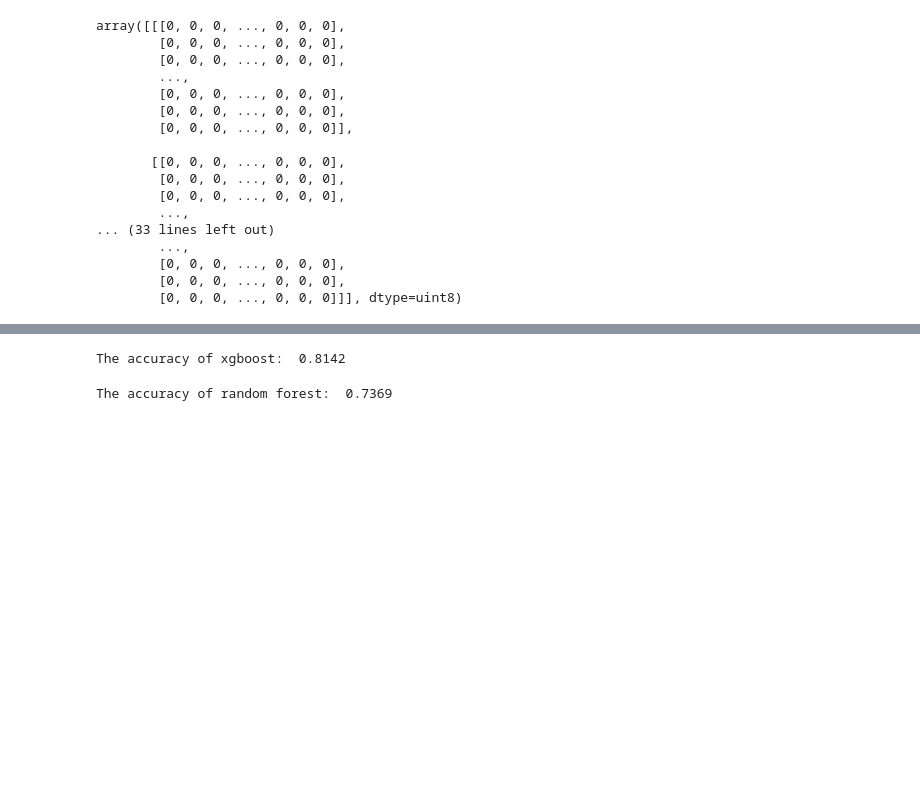
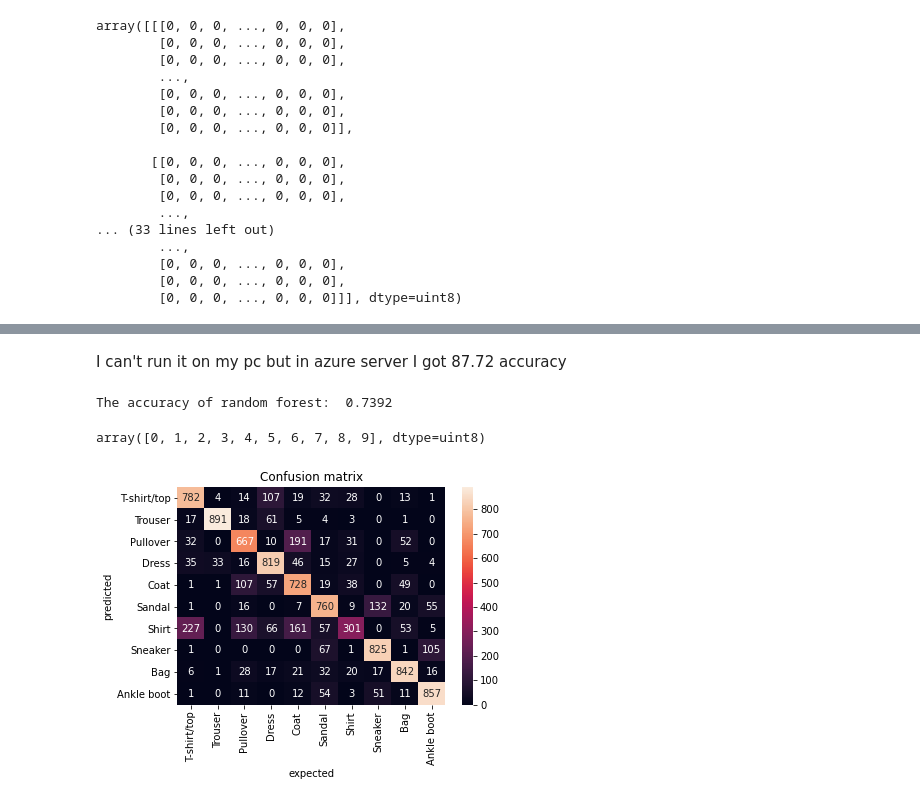
Before and after one commit to Jon400/DataVisualization, a Jupyter notebook: FMNIST_classification.ipynb, the cells around one changed output, grey strips where cells are left out. Drawn from its saved outputs; the diff is of its cells as text; code cells hidden in the pictures; blank space fills up the shorter version.

```diff
--- a/FMNIST_classification.ipynb
+++ b/FMNIST_classification.ipynb
@@ -74,5 +74,5 @@ x_test = x_test.reshape(x_test.shape[0], 784)
 x_train.shape
 #normalizing the pixels by unit normalization
 scaler = StandardScaler()
-scaler.fit_transform(x_train)
-scaler.fit(x_test)
+x_train = scaler.fit_transform(x_train)
+x_test = scaler.transform(x_test)
@@ -90,7 +88,8 @@ print(d)
+# %%
+pca = PCA(n_components = 256)
+x_train = pca.fit_transform(x_train)
+x_test = pca.transform(x_test)
 # %%
-clf = Pipeline([
-    ("pca", PCA(0.95)),
-    ("kmeans", KMeans(n_clusters=50)),
-    ("gboost", xgb.XGBClassifier(eval_set=[(x_train, y_train)], early_stopping_rounds=2))])
-clf.fit(x_train, y_train)
+xgb_clf = xgb.XGBClassifier(eval_set=[(x_train, y_train)], early_stopping_rounds=2,eval_metric = 'mlogloss')
+xgb_clf.fit(x_train, y_train)
 # %% [output]
@@ -123,8 +103,8 @@ Pipeline(steps=[('pca', PCA(n_components=0.95)),
+# %% [markdown]
+I can't run it on my pc but in azure server I got 87.72 accuracy
 # %%
-y_pred = clf.predict(x_test)
+y_pred = gboost.predict(x_test)
 print("The accuracy of xgboost: ",accuracy_score(y_test, y_pred))
-# %% [output]
-The accuracy of xgboost:  0.8142
 # %%
 from sklearn.ensemble import BaggingClassifier
 from sklearn.tree import DecisionTreeClassifier
@@ -132,10 +112,24 @@ bag_clf = BaggingClassifier(
 DecisionTreeClassifier(), n_estimators=500,
 max_samples=100, bootstrap=True, n_jobs=-1)
 bag_clf = Pipeline([
-    ("pca", PCA(d)),
+    ("pca", PCA(0.95)),
     ("bag", BaggingClassifier(DecisionTreeClassifier(), n_estimators=500,max_samples=100, bootstrap=True, n_jobs=-1))])
 bag_clf.fit(x_train, y_train)
-y_pred = bag_clf.predict(x_test)
-print("The accuracy of random forest: ",accuracy_score(y_test, y_pred))
+y_pred_bag = bag_clf.predict(x_test)
+print("The accuracy of random forest: ",accuracy_score(y_test, y_pred_bag))
 # %% [output]
-The accuracy of random forest:  0.7369
+The accuracy of random forest:  0.7392
+# %%
+from sklearn.metrics import plot_confusion_matrix
+from sklearn.metrics import confusion_matrix
+import seaborn as sns
+cm = confusion_matrix(y_test, y_pred_bag)
+df_cm = pd.DataFrame(cm, columns=class_names, index = class_names)
+ax = sns.heatmap(df_cm, annot=True,  fmt="d")
+ax.set_title('Confusion matrix')
+ax.set_xlabel("expected")
+ax.set_ylabel("predicted")
+np.unique(y_train)
+# %% [output]
+array([0, 1, 2, 3, 4, 5, 6, 7, 8, 9], dtype=uint8)
+[figure, added]
```
Also changed, not shown: parts of 4 cells of this notebook, 4 other files.
